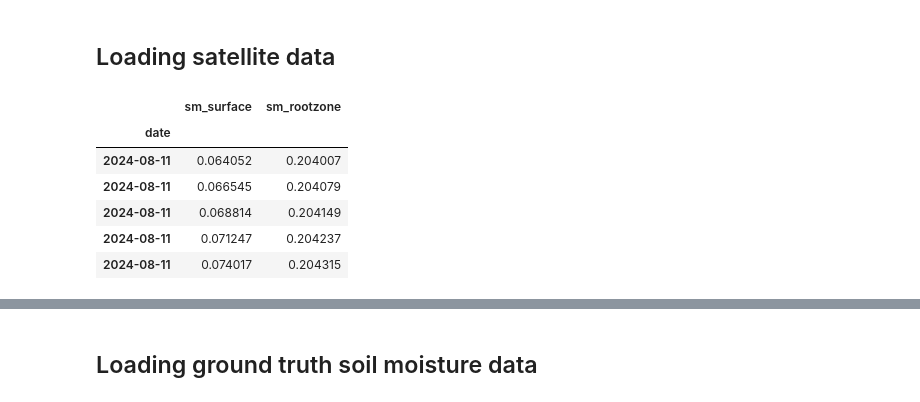
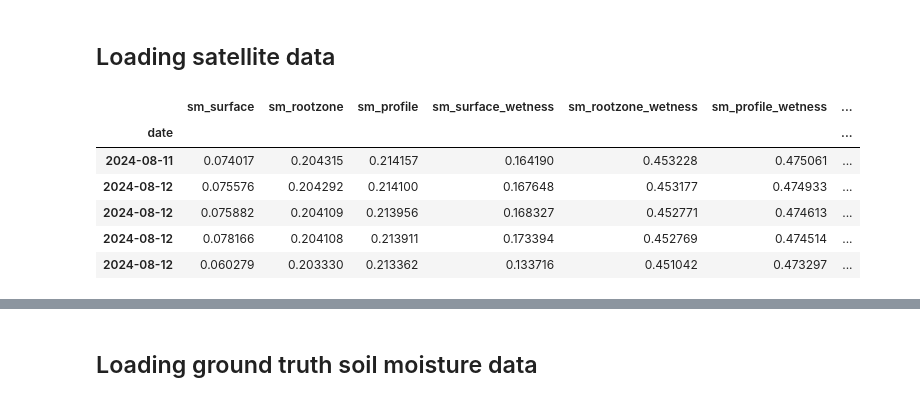
Before and after one commit to top-data/Soil_moisture, a Jupyter notebook: sm_cosmoz_inputs.ipynb, the cells around one changed output, grey strips where cells are left out. Saved outputs shown, nothing was run; the diff lists cells and outputs as text; code cells hidden in the pictures.

```diff
--- a/sm_cosmoz_inputs.ipynb
+++ b/sm_cosmoz_inputs.ipynb
@@ -100,38 +102,39 @@ def download_smap_data(start_date, end_date, sat_product, bands, gps):
     dates = [start_date, end_date]
     return image_to_df(sat_product, bands, gps, dates)
 
 # Parameters
 sat_product = 'NASA/SMAP/SPL4SMGP/007'
-bands = ['sm_surface', 'sm_rootzone']
+bands = ['sm_surface', 'sm_rootzone', 'sm_profile', 'sm_surface_wetness', 'sm_rootzone_wetness', 'sm_profile_wetness', 'surface_temp',
+         'soil_temp_layer1', 'soil_temp_layer2', 'soil_temp_layer3', 'soil_temp_layer4', 'soil_temp_layer5', 'soil_temp_layer6']
 gps = [147.533, -34.405] # station7 (site: Temora)
 start_date = datetime(2020, 8, 15)
 end_date = datetime(2024, 8, 15)
 
 # Empty list to store DataFrames
 dfs = []
 
 # Loop through the date range in 3-month intervals
 current_start = start_date
 while current_start < end_date:
     current_end = min(current_start + timedelta(days=90), end_date)
     df = download_smap_data(current_start.strftime('%Y-%m-%d'), current_end.strftime('%Y-%m-%d'), sat_product, bands, gps)
     dfs.append(df)
     current_start = current_end
 
 # Combine all DataFrames into one
 smap_df = pd.concat(dfs)
 
 # Process the combined DataFrame
 smap_df['date'] = pd.to_datetime(smap_df['date'])  # Convert 'date' to datetime
 smap_df.set_index('date', inplace=True)  # Set 'date' as index
 
 # Display the final DataFrame
 smap_df.tail()
 # %% [output]
-|  | sm_surface | sm_rootzone |
-| date |  |  |
-| 2024-08-11 | 0.064052 | 0.204007 |
-| 2024-08-11 | 0.066545 | 0.204079 |
-| 2024-08-11 | 0.068814 | 0.204149 |
-| 2024-08-11 | 0.071247 | 0.204237 |
-| 2024-08-11 | 0.074017 | 0.204315 |
+|  | sm_surface | sm_rootzone | sm_profile | sm_surface_wetness | sm_rootzone_wetness | sm_profile_wetness | ... |
+| date |  |  |  |  |  |  | ... |
+| 2024-08-11 | 0.074017 | 0.204315 | 0.214157 | 0.164190 | 0.453228 | 0.475061 | ... |
+| 2024-08-12 | 0.075576 | 0.204292 | 0.214100 | 0.167648 | 0.453177 | 0.474933 | ... |
+| 2024-08-12 | 0.075882 | 0.204109 | 0.213956 | 0.168327 | 0.452771 | 0.474613 | ... |
+| 2024-08-12 | 0.078166 | 0.204108 | 0.213911 | 0.173394 | 0.452769 | 0.474514 | ... |
+| 2024-08-12 | 0.060279 | 0.203330 | 0.213362 | 0.133716 | 0.451042 | 0.473297 | ... |
```
Also changed, not shown: parts of 27 cells of this notebook.
